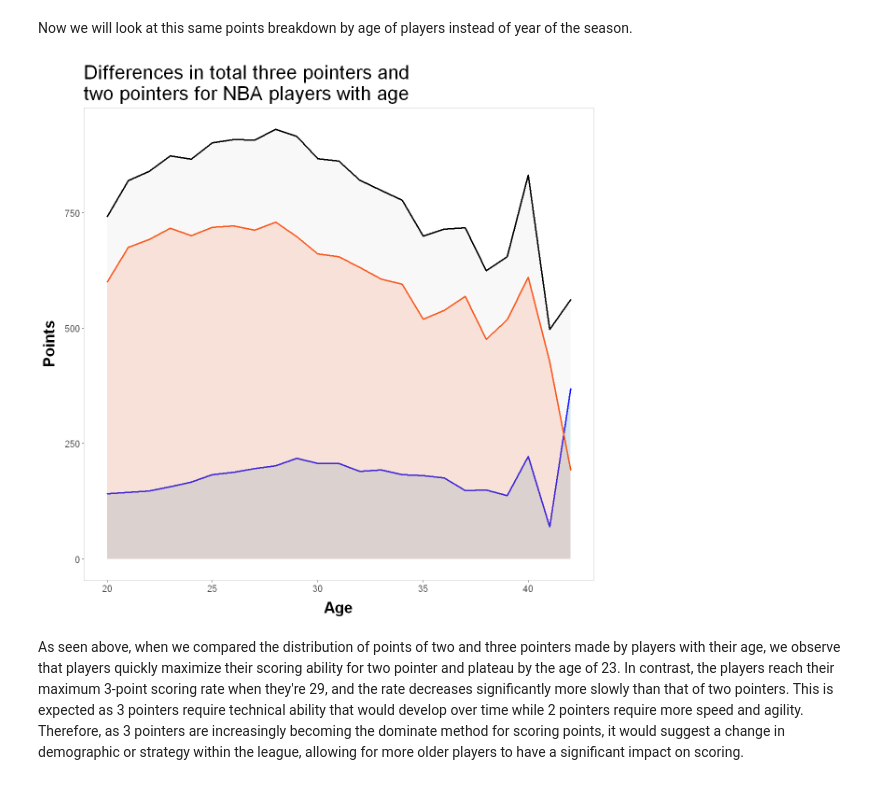
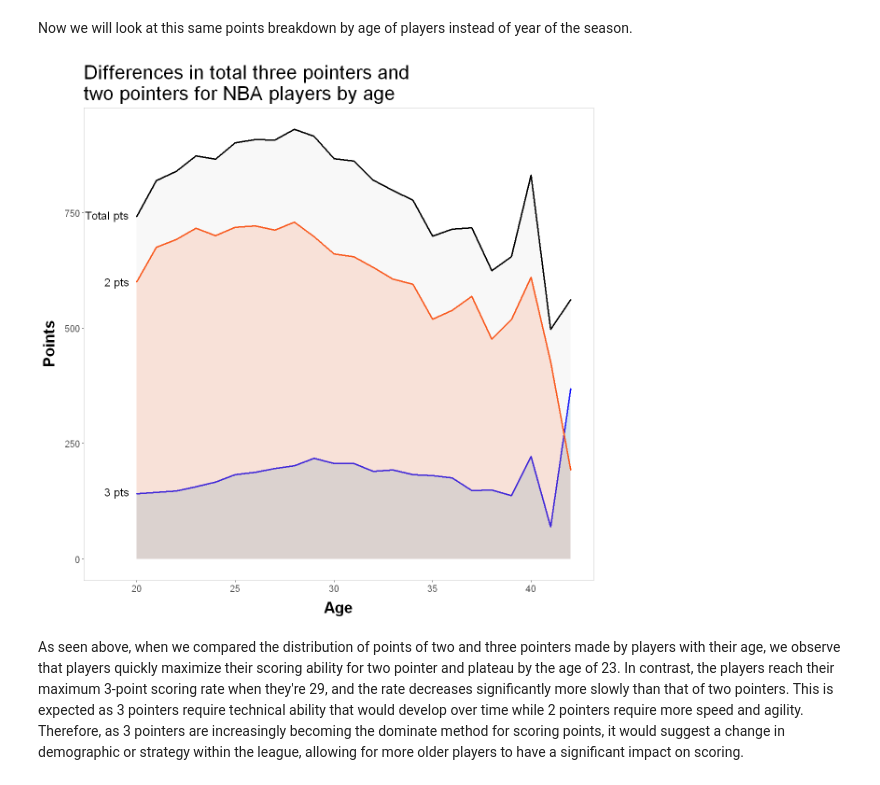
Before and after one commit to ubco-mds-2020-labs/data-550-project2-group-13-connor-and-graham, a Jupyter notebook: final.ipynb, the cells around one changed output. Cells and saved outputs as stored; diff of their text form; code cells hidden in the pictures.

```diff
--- a/final.ipynb
+++ b/final.ipynb
@@ -433,22 +403,25 @@ NBA_grouped_age <-add_column(NBA_grouped_age,X2P_corrected = NBA_grouped_age$PTS
 # %%
 # Create plot of points breakdown (3 pointers vs. 2 pointers) by age
 
 ggplot(NBA_grouped_age) + aes(x = age, y = PTS) +
  geom_area(aes(y = X3PM_corrected), fill = 'lightblue', color ='blue', size = 1,alpha = 0.5)  +
     geom_area(aes(y = X2P_corrected), fill = 'orangered', color ='orangered', size = 1,alpha = 0.15)  +
     geom_area(aes(y = PTS), fill = 'lightgrey', color ='black', size = 1,alpha = 0.15)  +
     scale_x_continuous(name="Age") +
     scale_y_continuous(name="Points") +
-    ggtitle('Differences in total three pointers and\ntwo pointers for NBA players with age')+
+    ggtitle('Differences in total three pointers and\ntwo pointers for NBA players by age')+
     theme(axis.text=element_text(size=12),
         axis.title=element_text(size=20,face="bold"),
         plot.title = element_text(size=25),
         panel.grid.major = element_blank(), panel.grid.minor = element_blank(),
         legend.position="bottom",legend.text = element_text(colour="blue", size=10,
                                      face="bold")
-)
+)+
+annotate('text', label = 'Total pts', x = 18.5, y = 745, size=5) +
+annotate('text', label = '2 pts', x = 19 , y = 600, size=5) +
+annotate('text', label = '3 pts', x = 19 , y = 145, size=5)
 # %% [output]
-[figure, old version]
+[figure, new version]
 # %% [markdown]
 As seen above, when we compared the distribution of points of two and three pointers made by players with their age, we observe that players quickly maximize their scoring ability for two pointer and plateau by the age of 23. In contrast, the players reach their maximum 3-point scoring rate when they're 29, and the rate decreases significantly more slowly than that of two pointers. This is expected as 3 pointers require technical ability that would develop over time while 2 pointers require more speed and agility. Therefore, as 3 pointers are increasingly becoming the dominate method for scoring points, it would suggest a change in demographic or strategy within the league, allowing for more older players to have a significant impact on scoring.
 # %% [markdown]
```
Also changed, not shown: parts of 4 cells of this notebook.
